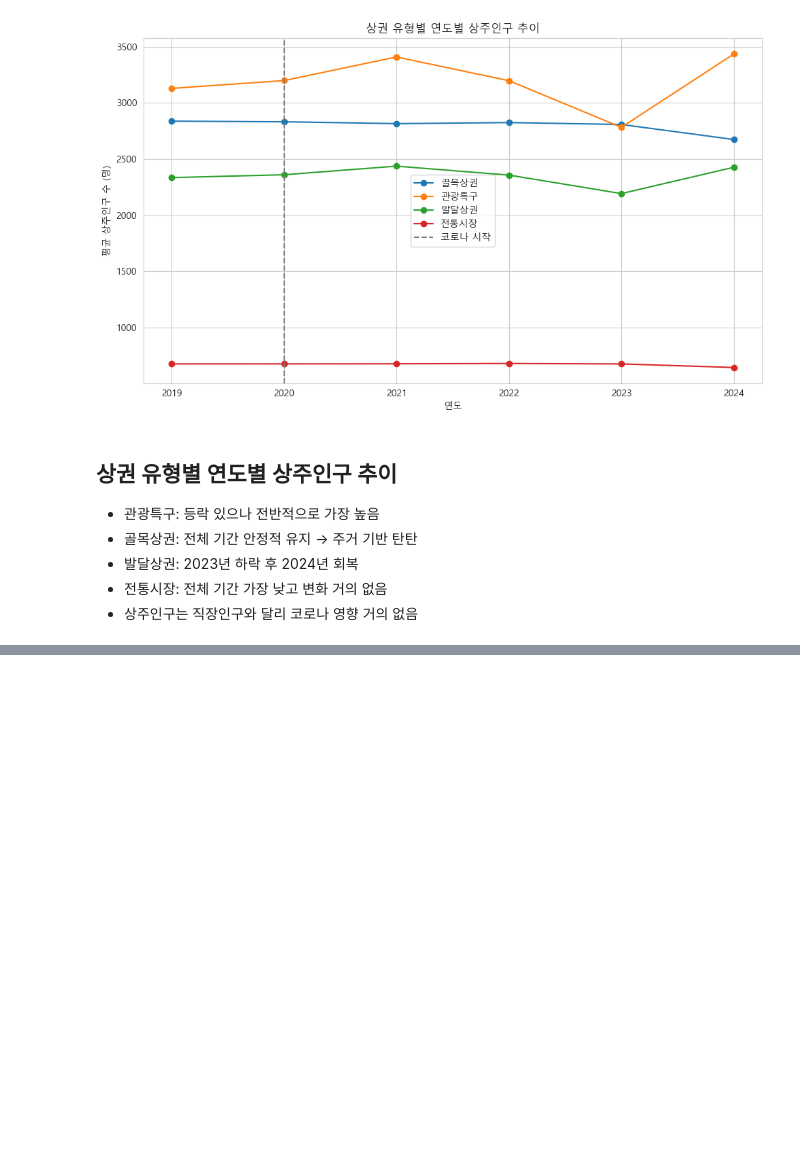
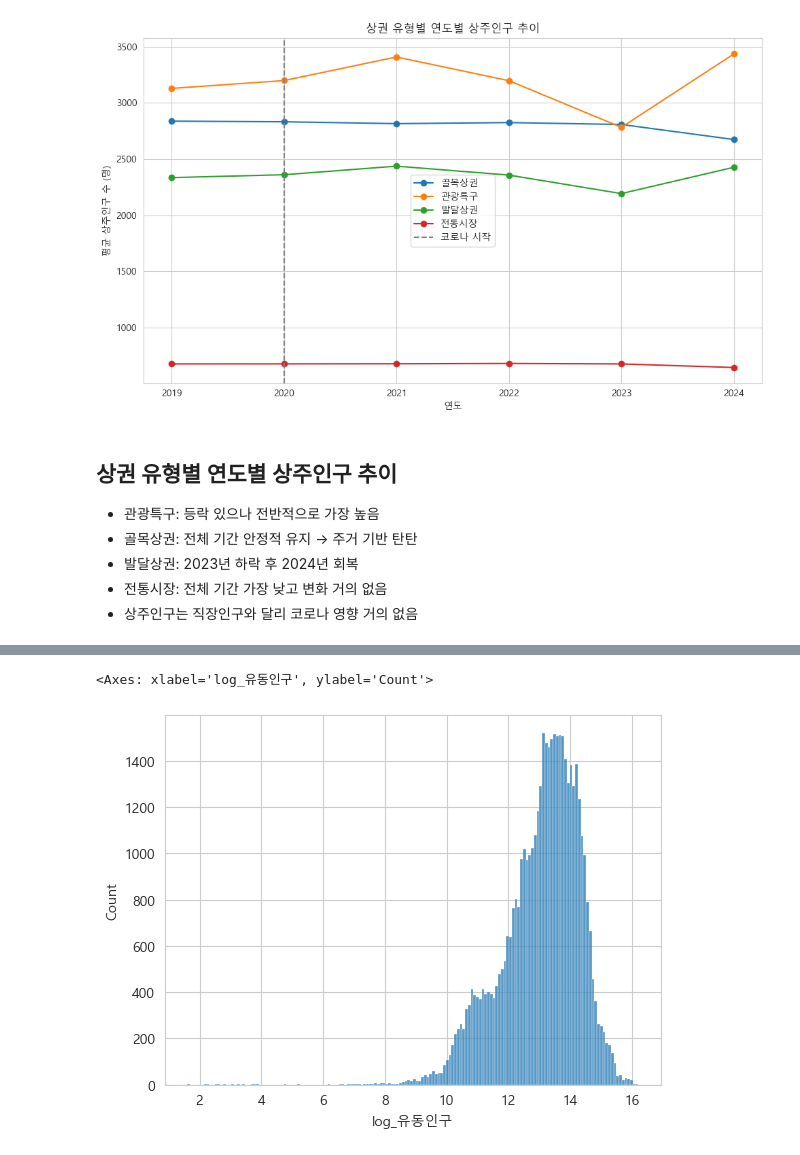
Before and after one commit to sonjiwoo-creator/seouldf, a Jupyter notebook: main.ipynb, the cells around one changed output, grey strips where cells are left out. Saved outputs shown, nothing was run; the diff lists cells and outputs as text; code cells hidden in the pictures; blank space fills up the shorter version.

```diff
--- a/main.ipynb
+++ b/main.ipynb
@@ -1693,0 +1706,19 @@ plt.show()
+# %%
+import pandas as pd
+import seaborn as sns
+import matplotlib.pyplot as plt
+import matplotlib.ticker as mticker
+import numpy as np
+
+plt.rcParams['font.family'] = 'Malgun Gothic'  # 윈도우
+plt.rcParams['axes.unicode_minus'] = False     # 마이너스 깨짐 방지
+# %%
+from pathlib import Path
+
+current = Path.cwd()
+project_root = current if (current / 'data').exists() else current.parent
+
+csv_path = project_root / 'data' / 'extracted' /'서울시 상권분석서비스(길단위인구-상권)\서울시 상권분석서비스(길단위인구-상권).csv'
+
+df = pd.read_csv(csv_path, encoding='cp949')
+print(f'✅ 로드 완료: {df.shape}')
@@ -1693,0 +1727,9 @@ plt.show()
+# %%
+import pandas as pd
+import seaborn as sns
+import matplotlib.pyplot as plt
+import matplotlib.ticker as mticker
+import numpy as np
+
+plt.rcParams['font.family'] = 'Malgun Gothic'  # 윈도우
+plt.rcParams['axes.unicode_minus'] = False     # 마이너스 깨짐 방지
@@ -1693,0 +1814,4 @@ plt.show()
+# %%
+import numpy as np
+df['log_유동인구'] = np.log1p(df['총_유동인구_수'])
+df['log_유동인구']
@@ -1693,0 +1831,5 @@ plt.show()
+# %%
+sns.histplot(df['log_유동인구'])
+# %% [output]
+<Axes: xlabel='log_유동인구', ylabel='Count'>
+[figure, added]
```
Also changed, not shown: parts of 41 cells of this notebook.
